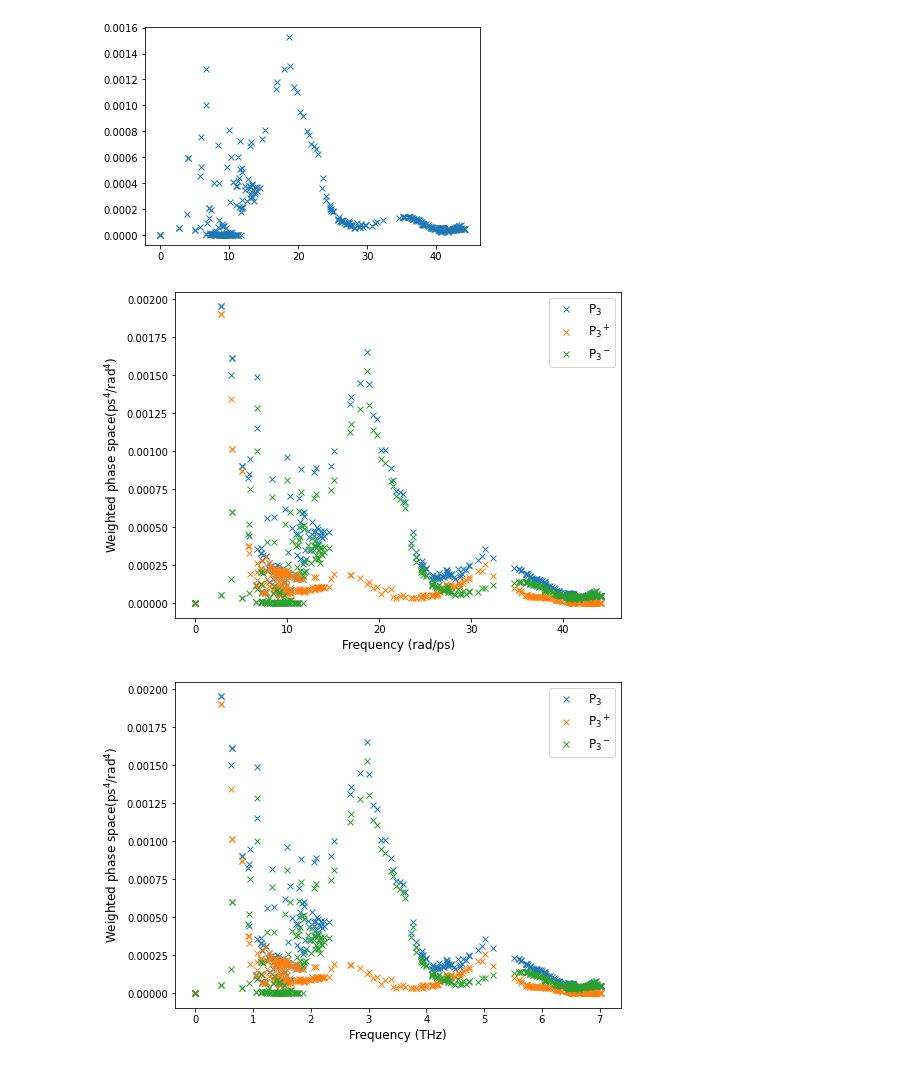
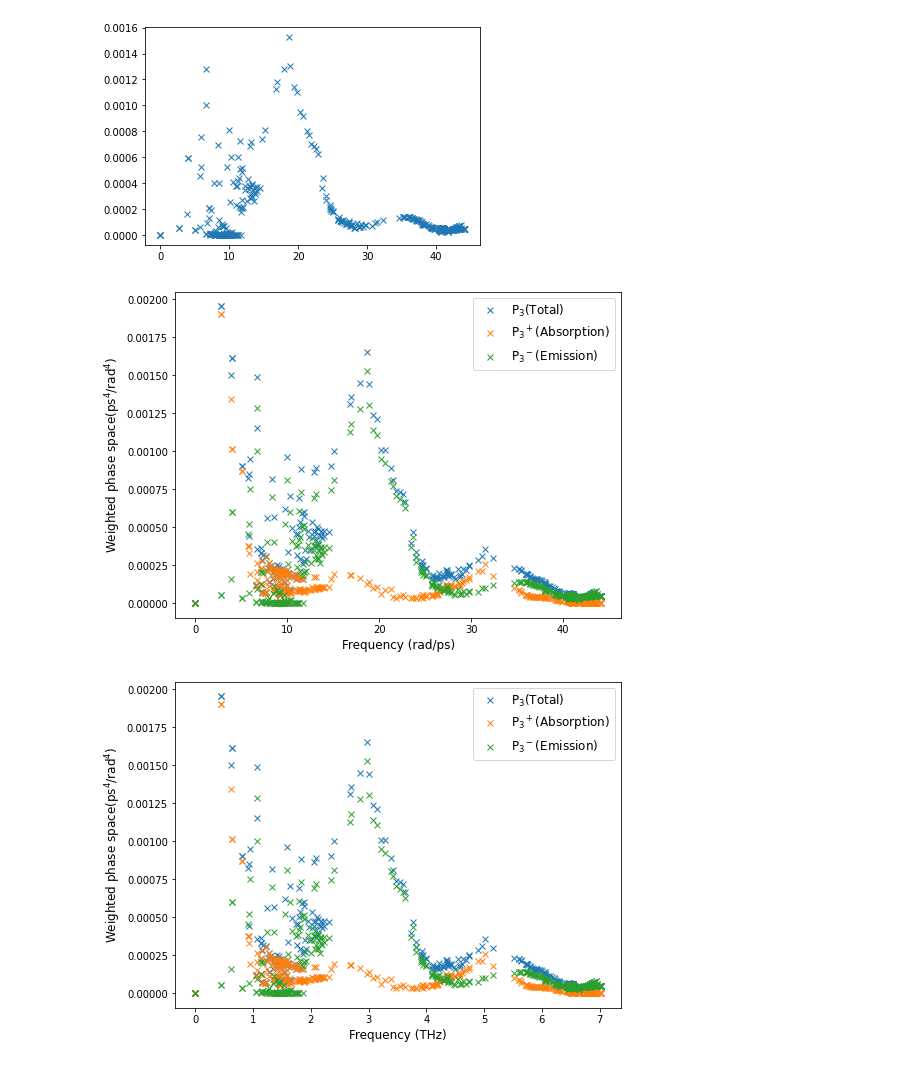
Before and after one commit to sampad95/ShengBTE_data-plotting_code, a Jupyter notebook: Weighted_phase_spacevsFrequency.ipynb, the cells around one changed output. Saved outputs shown, nothing was run; the diff lists cells and outputs as text; code cells hidden in the pictures.

```diff
--- a/Weighted_phase_spacevsFrequency.ipynb
+++ b/Weighted_phase_spacevsFrequency.ipynb
@@ -42,25 +42,25 @@ plt.show()
 [figure]
 # %%
 plt.figure(figsize=(8,6))
-plt.plot(f1[:,0],f1[:,1],"x",label="P$_3$")
-plt.plot(f2[:,0],f2[:,1],"x",label="P$_3$$^+$")
-plt.plot(f3[:,0],f3[:,1],"x",label="P$_3$$^-$")
+plt.plot(f1[:,0],f1[:,1],"x",label="P$_3$(Total)")
+plt.plot(f2[:,0],f2[:,1],"x",label="P$_3$$^+$(Absorption)")
+plt.plot(f3[:,0],f3[:,1],"x",label="P$_3$$^-$(Emission)")
 plt.legend(loc=1,fontsize=12)
 plt.xlabel('Frequency (rad/ps)',size=12)
 plt.ylabel('Weighted phase space(ps$^4$/rad$^4$)',size=12)
 plt.show()
 #plt.savefig('Scattering_ratevsFrequency-1.png',dpi=500)
 # %% [output]
-[figure, old version]
+[figure, new version]
 # %%
 plt.figure(figsize=(8,6))
-plt.plot(f1[:,0]/6.28,f1[:,1],"x",label="P$_3$")
-plt.plot(f2[:,0]/6.28,f2[:,1],"x",label="P$_3$$^+$")
-plt.plot(f3[:,0]/6.28,f3[:,1],"x",label="P$_3$$^-$")
+plt.plot(f1[:,0]/6.28,f1[:,1],"x",label="P$_3$(Total)")
+plt.plot(f2[:,0]/6.28,f2[:,1],"x",label="P$_3$$^+$(Absorption)")
+plt.plot(f3[:,0]/6.28,f3[:,1],"x",label="P$_3$$^-$(Emission)")
 plt.legend(loc=1,fontsize=12)
 plt.xlabel('Frequency (THz)',size=12)
 plt.ylabel('Weighted phase space(ps$^4$/rad$^4$)',size=12)
 #plt.show()
 plt.savefig('Weighted_phase_spacevsFrequency-1.png',dpi=500)
 # %% [output]
-[figure, old version]
+[figure, new version]
```
